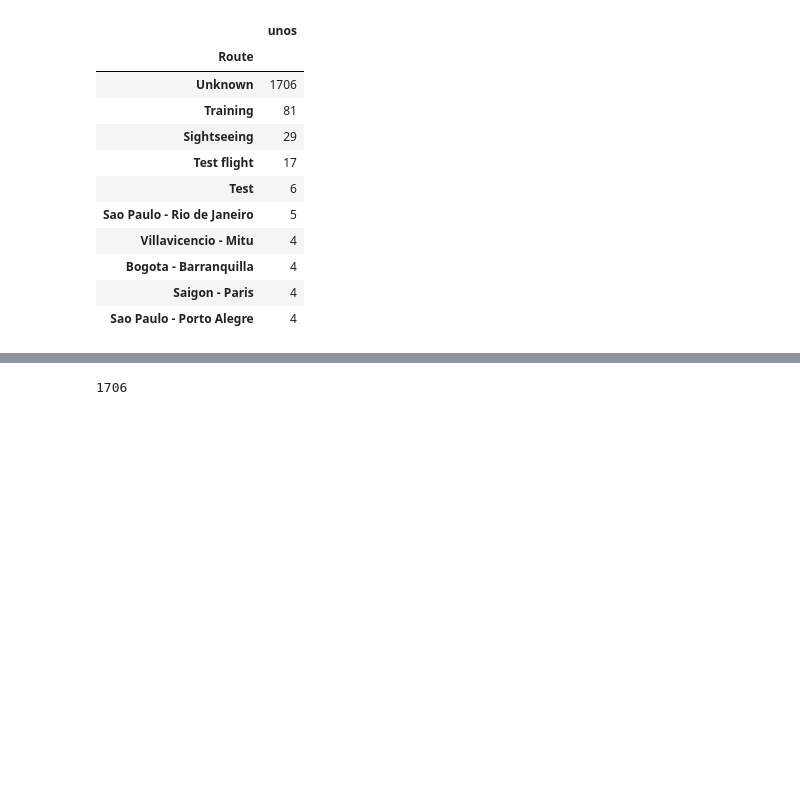
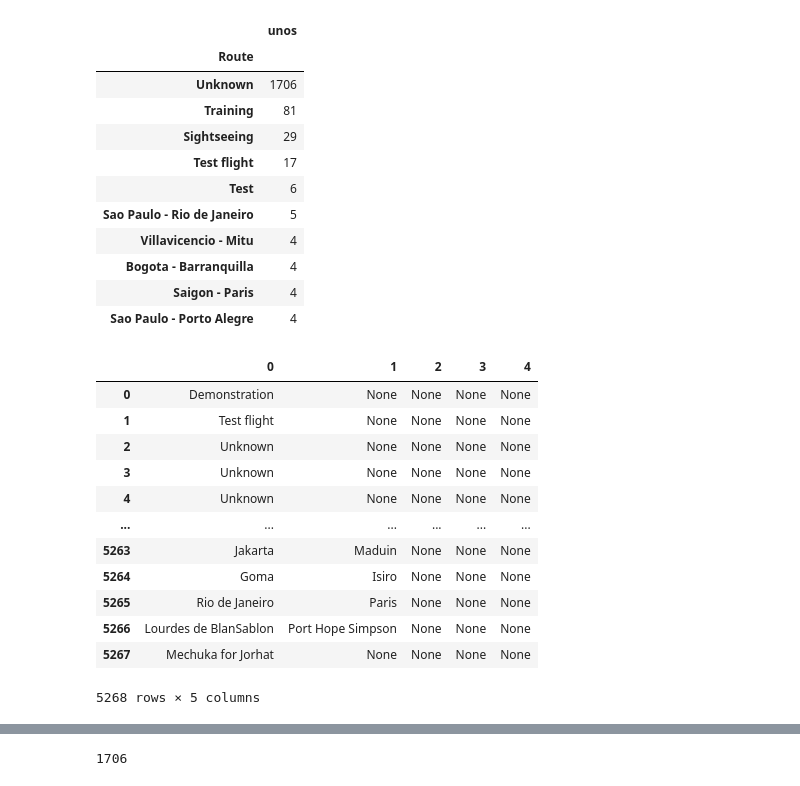
Before and after one commit to Ant14DS/Bootcamp_DATA_SCIENCE, a Jupyter notebook: Proyecto_EDA/Aircrash_Investigation.ipynb, the cells around one changed output, grey strips where cells are left out. Saved outputs shown, nothing was run; the diff lists cells and outputs as text; code cells hidden in the pictures; blank space fills up the shorter version.

```diff
--- a/Proyecto_EDA/Aircrash_Investigation.ipynb
+++ b/Proyecto_EDA/Aircrash_Investigation.ipynb
@@ -281,3 +335,20 @@ air.groupby('Route')[['unos']].sum().sort_values('unos',ascending = False).head(
 | Bogota - Barranquilla | 4 |
 | Saigon - Paris | 4 |
 | Sao Paulo - Porto Alegre | 4 |
+# %%
+separate = air["Route"].str.split(" - ", n=-1, expand=True)
+separate
+# %% [output]
+|  | 0 | 1 | 2 | 3 | 4 |
+| 0 | Demonstration | None | None | None | None |
+| 1 | Test flight | None | None | None | None |
+| 2 | Unknown | None | None | None | None |
+| 3 | Unknown | None | None | None | None |
+| 4 | Unknown | None | None | None | None |
+| ... | ... | ... | ... | ... | ... |
+| 5263 | Jakarta | Maduin | None | None | None |
+| 5264 | Goma | Isiro | None | None | None |
+| 5265 | Rio de Janeiro | Paris | None | None | None |
+| 5266 | Lourdes de BlanSablon | Port Hope Simpson | None | None | None |
+| 5267 | Mechuka for Jorhat | None | None | None | None |
+5268 rows × 5 columns
```
Also changed, not shown: parts of 27 cells of this notebook, 15 other files.
